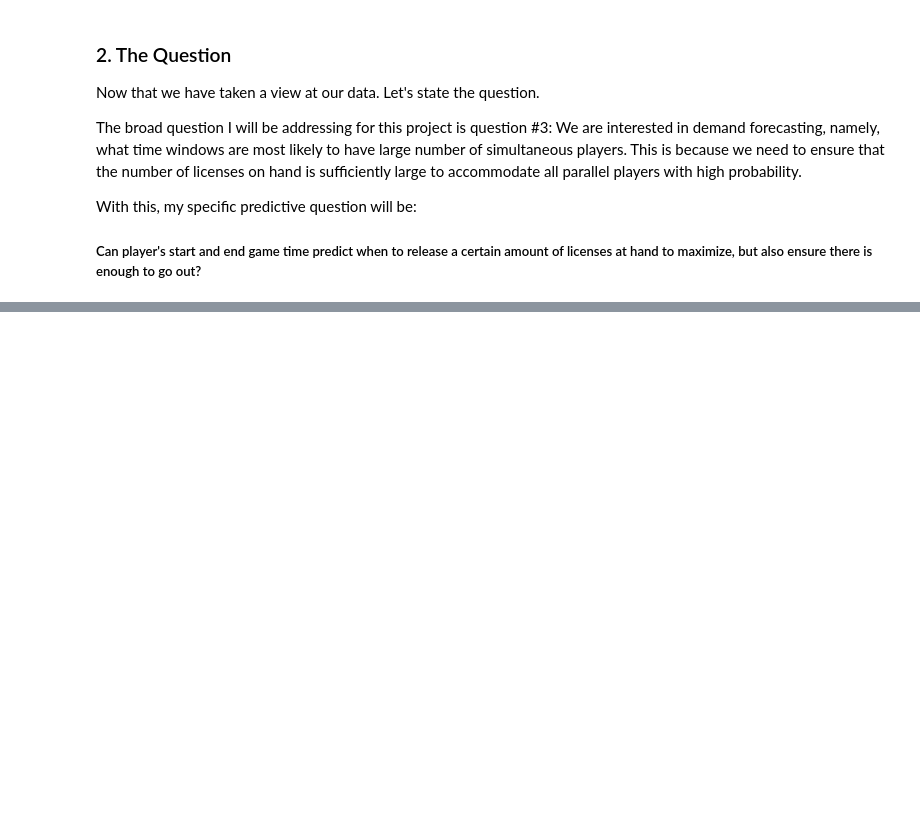
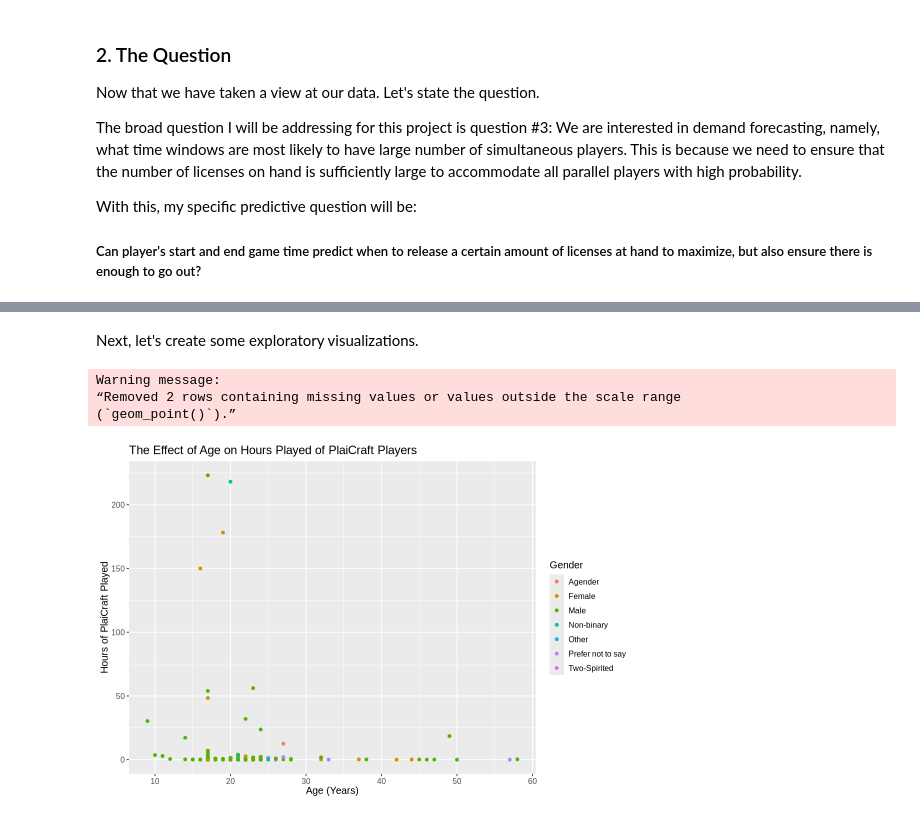
Before and after one commit to tchan0717/dsci-100-2025w1-group-36, a Jupyter notebook: plaicraft_project.ipynb, the cells around one changed output, grey strips where cells are left out. Drawn from its saved outputs; the diff is of its cells as text; code cells hidden in the pictures; blank space fills up the shorter version.

Commit message:
Visualizations and Tidy Datasets
Completed almost 3 graphs for the visualization and tidied the datasets.  Gave all visualizations a title, human readable axis, one a colour, etc.

```diff
--- a/plaicraft_project.ipynb
+++ b/plaicraft_project.ipynb
@@ -122,0 +165,15 @@ My two predictor variables are start and end game time. Let's select those two v
+# %% [markdown]
+Next, let's create some exploratory visualizations.
+# %%
+options(repr.plot.width = 9, repr.plot.height = 6)
+played_hours_age_plot <- ggplot(players_data, aes(x = Age, y = played_hours, colour = gender)) +
+                            geom_point() +
+                            labs(x = "Age (Years)", y = "Hours of PlaiCraft Played", colour = "Gender") +
+                            ggtitle("The Effect of Age on Hours Played of PlaiCraft Players") +
+                            theme(text = element_text(size = 12))
+played_hours_age_plot
+# %% [output]
+Warning message:
+“Removed 2 rows containing missing values or values outside the scale range
+(`geom_point()`).”
+[figure, added]
```
Also changed, not shown: parts of 9 cells of this notebook.
